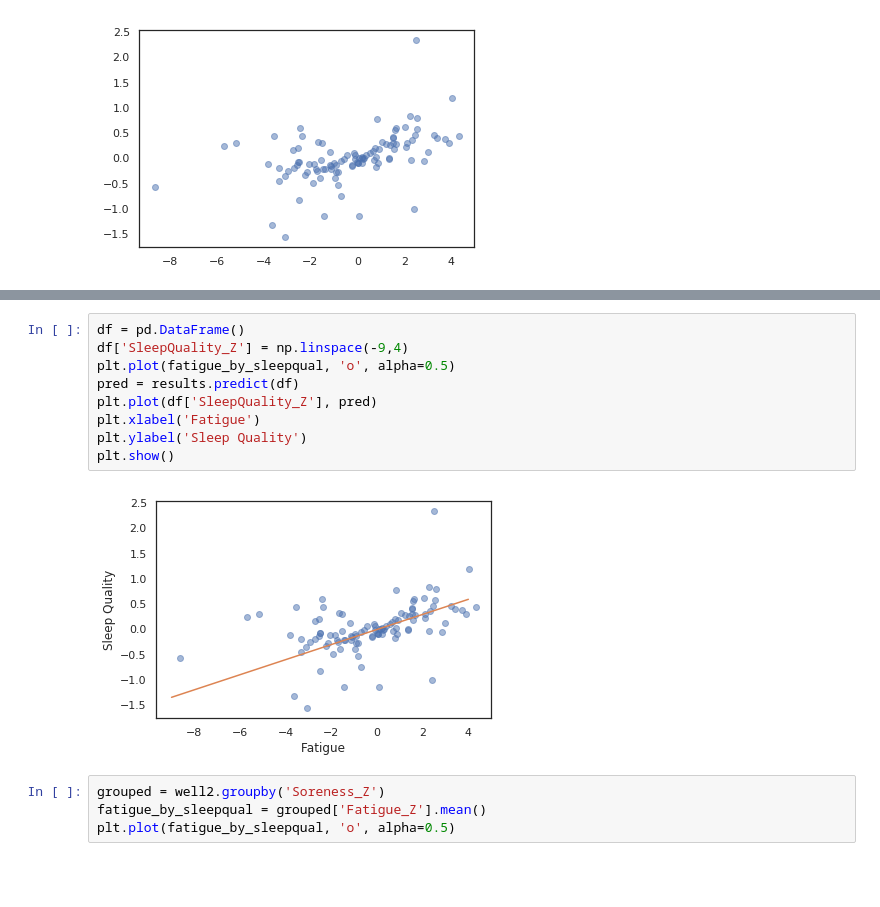
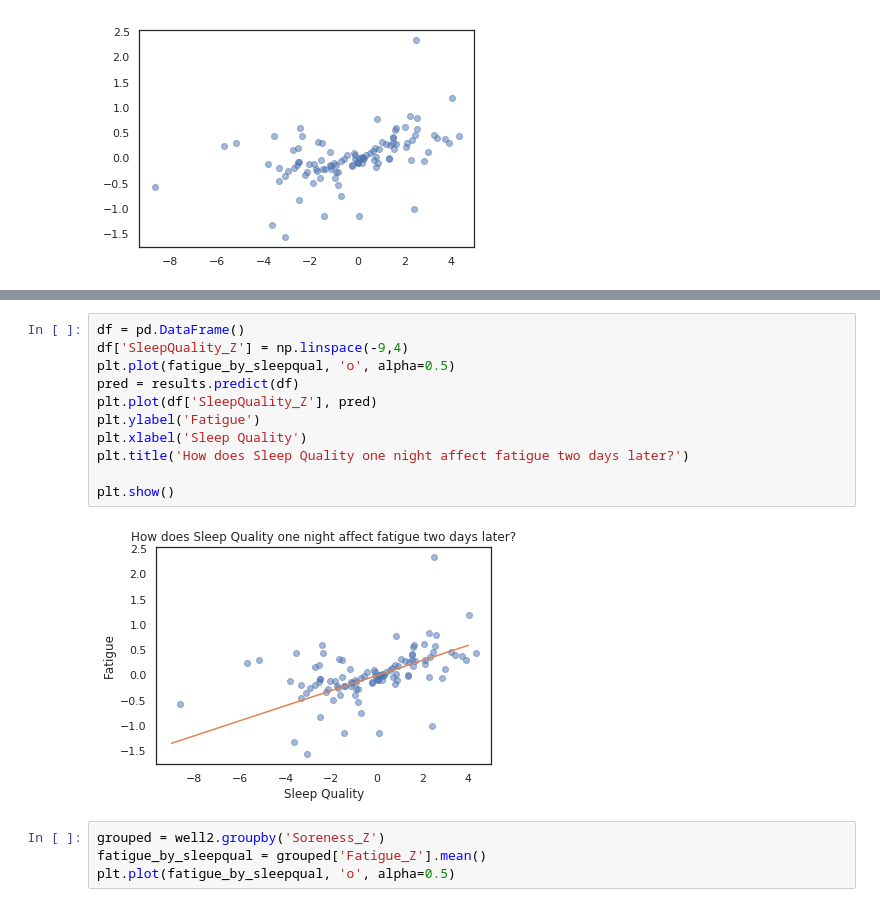
Before and after one commit to djconnolly27/DataScienceProject1, a Jupyter notebook: project2/doms.ipynb, the cells around one changed output, grey strips where cells are left out. Cells and saved outputs as stored; diff of their text form; blank space fills up the shorter version.

```diff
--- a/project2/doms.ipynb
+++ b/project2/doms.ipynb
@@ -365,14 +415,16 @@ dtype: float64
 # %%
 df = pd.DataFrame()
 df['SleepQuality_Z'] = np.linspace(-9,4)
 plt.plot(fatigue_by_sleepqual, 'o', alpha=0.5)
 pred = results.predict(df)
 plt.plot(df['SleepQuality_Z'], pred)
-plt.xlabel('Fatigue')
-plt.ylabel('Sleep Quality')
+plt.ylabel('Fatigue')
+plt.xlabel('Sleep Quality')
+plt.title('How does Sleep Quality one night affect fatigue two days later?')
+
 plt.show()
 # %% [output]
-[figure, old version]
+[figure, new version]
 # %%
 grouped = well2.groupby('Soreness_Z')
 fatigue_by_sleepqual = grouped['Fatigue_Z'].mean()
```
Also changed, not shown: parts of 6 cells of this notebook, 2 other files.
